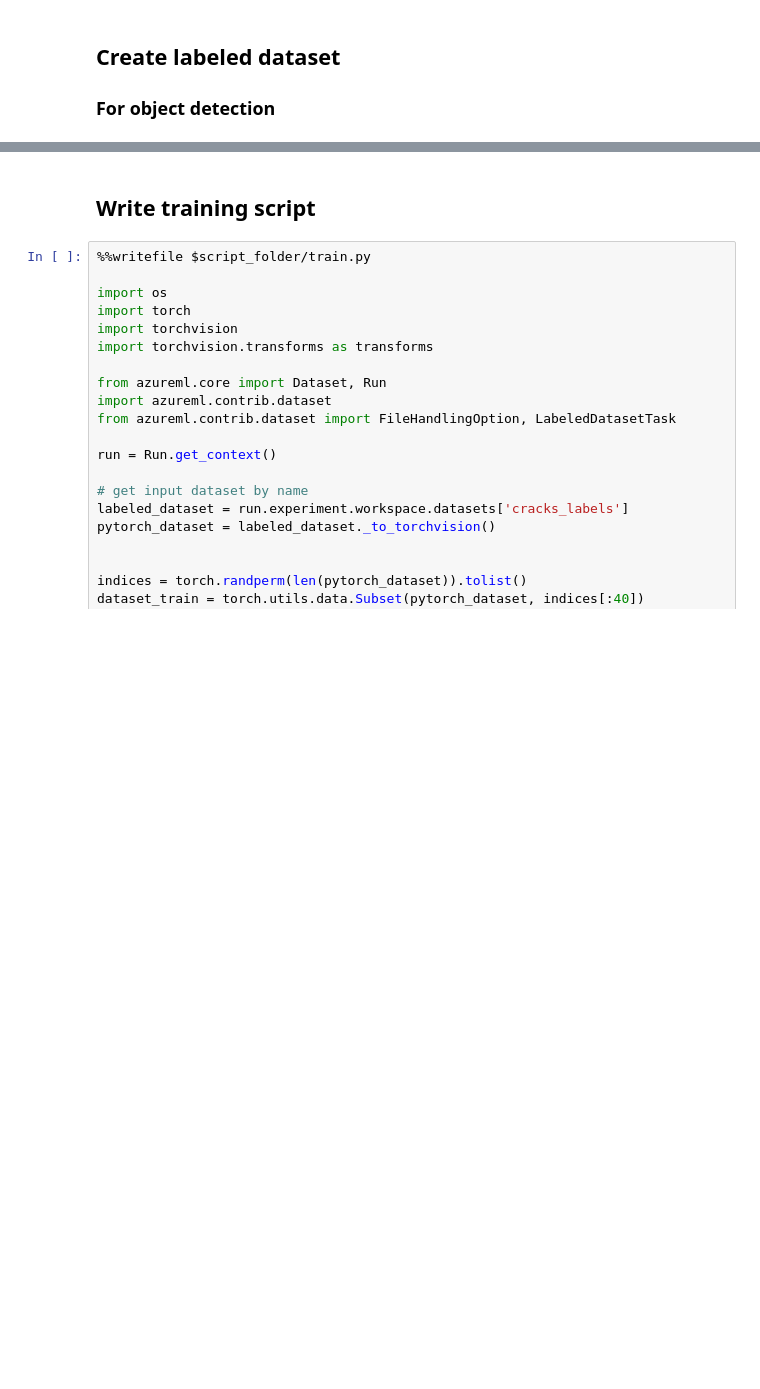
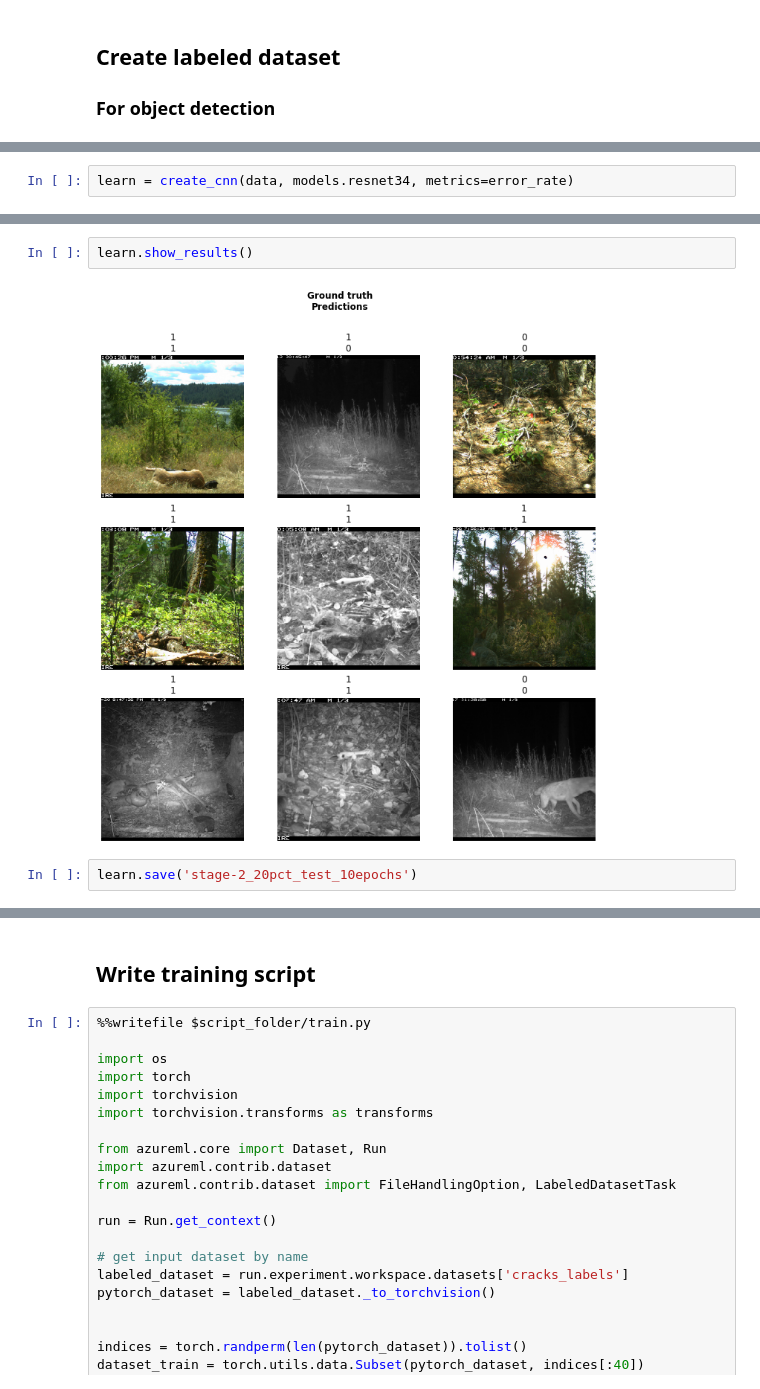
Before and after one commit to dataders/biomass, a Jupyter notebook: biomass_labeled_train.ipynb, the cells around one changed output, grey strips where cells are left out. Cells and saved outputs as stored; diff of their text form; blank space fills up the shorter version.

```diff
--- a/biomass_labeled_train.ipynb
+++ b/biomass_labeled_train.ipynb
@@ -153,0 +84,2 @@ labeled_dataset.register(workspace, 'cracks_labels')
+# %%
+learn = create_cnn(data, models.resnet34, metrics=error_rate)
@@ -153,0 +96,6 @@ labeled_dataset.register(workspace, 'cracks_labels')
+# %%
+learn.show_results()
+# %% [output]
+[figure, added]
+# %%
+learn.save('stage-2_20pct_test_10epochs')
```
Also changed, not shown: parts of 26 cells of this notebook.
